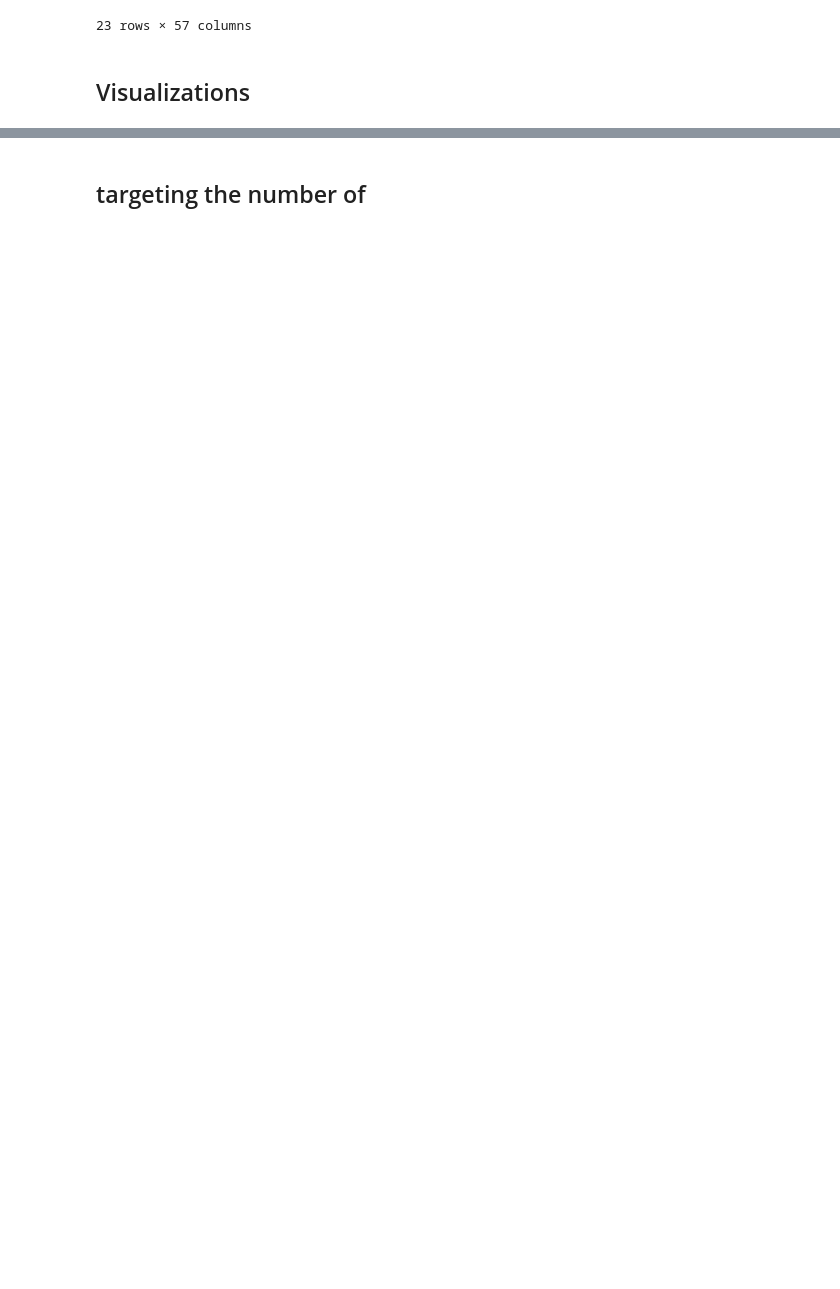
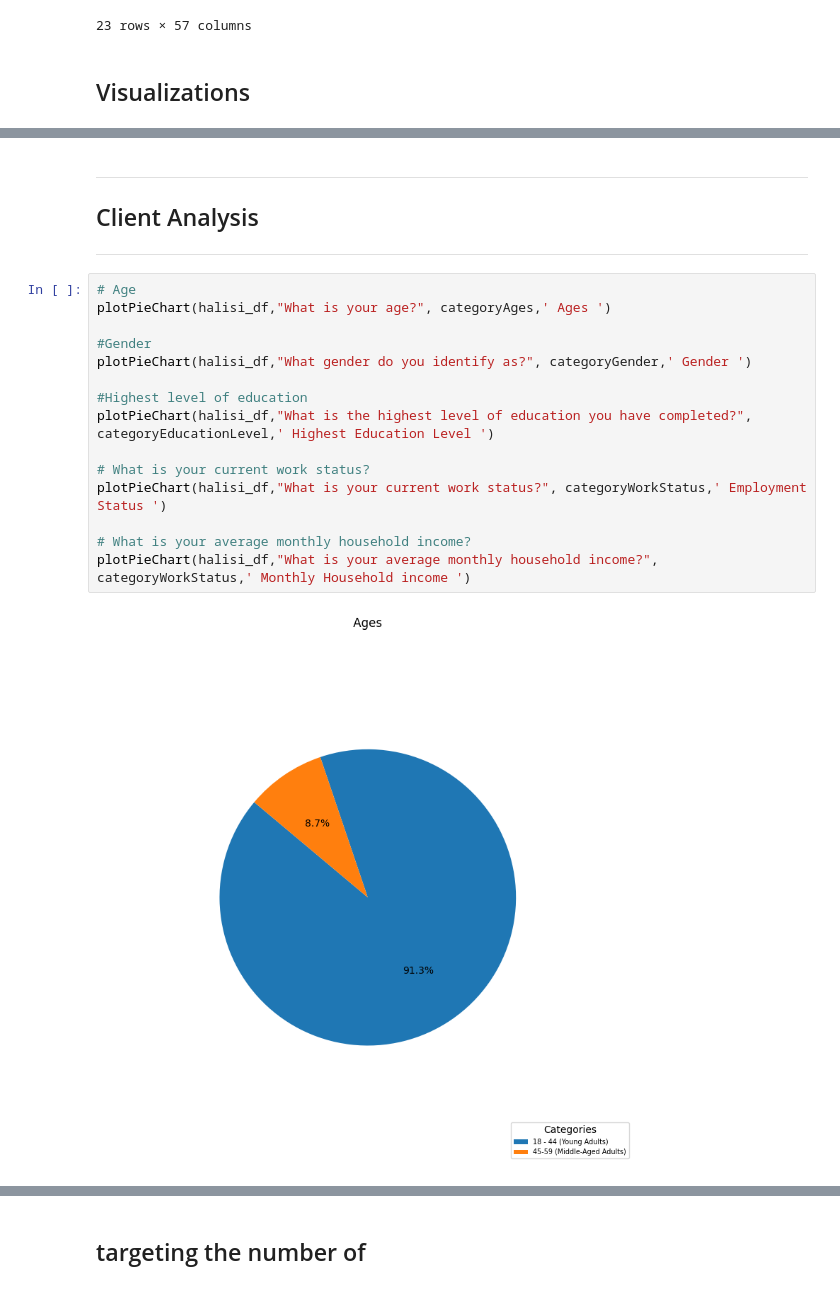
Before and after one commit to Lorraine254/pilotAnalysis, a Jupyter notebook: dataanalysis.ipynb, the cells around one changed output, grey strips where cells are left out. Cells and saved outputs as stored; diff of their text form; blank space fills up the shorter version.

Commit message:
visualizations

```diff
--- a/dataanalysis.ipynb
+++ b/dataanalysis.ipynb
@@ -173,0 +214,23 @@ halisi_df
+# %% [markdown]
+<hr>
+
+## Client Analysis
+
+<hr>
+# %%
+# Age
+plotPieChart(halisi_df,"What is your age?", categoryAges,' Ages ')
+
+#Gender
+plotPieChart(halisi_df,"What gender do you identify as?", categoryGender,' Gender ')
+
+#Highest level of education
+plotPieChart(halisi_df,"What is the highest level of education you have completed?", categoryEducationLevel,' Highest Education Level ')
+
+# What is your current work status?
+plotPieChart(halisi_df,"What is your current work status?", categoryWorkStatus,' Employment Status ')
+
+# What is your average monthly household income?
+plotPieChart(halisi_df,"What is your average monthly household income?", categoryWorkStatus,' Monthly Household income ')
+# %% [output]
+[figure, added]
```
Also changed, not shown: parts of 30 cells of this notebook.
